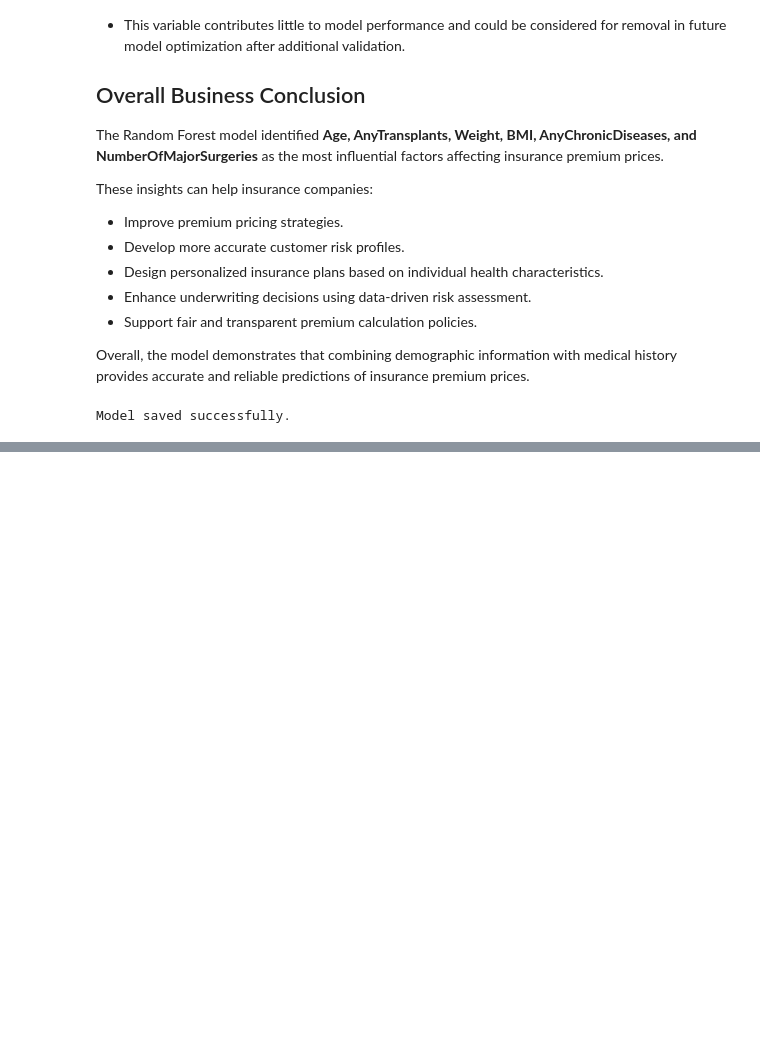
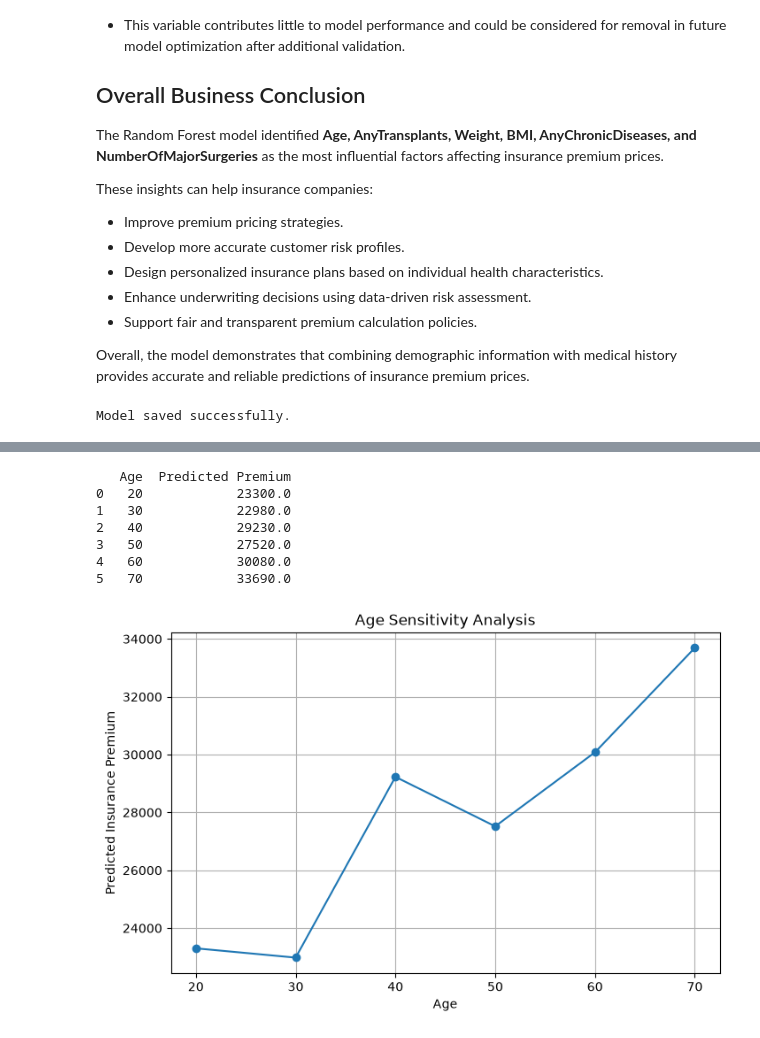
Before and after one commit to saravanabst/insurance-cost-prediction, a Jupyter notebook: notebooks/Model_Evaluation_Interpretability.ipynb, the cells around one changed output, grey strips where cells are left out. Saved outputs shown, nothing was run; the diff lists cells and outputs as text; code cells hidden in the pictures; blank space fills up the shorter version.

```diff
--- a/notebooks/Model_Evaluation_Interpretability.ipynb
+++ b/notebooks/Model_Evaluation_Interpretability.ipynb
@@ -308,0 +399,79 @@ Model saved successfully.
+# %%
+# Moderate risk profile
+base_profile = {
+    "Diabetes": 1,
+    "BloodPressureProblems": 1,
+    "AnyTransplants": 0,
+    "AnyChronicDiseases": 1,
+    "Height": 170,
+    "Weight": 80,
+    "KnownAllergies": 0,
+    "HistoryOfCancerInFamily": 0,
+    "NumberOfMajorSurgeries": 1,
+    "BMI": 80 / ((170 / 100) ** 2)
+}
+
+test_data = []
+
+for age in ages:
+    row = base_profile.copy()
+    row["Age"] = age
+    test_data.append(row)
+
+age_test_df = pd.DataFrame(test_data)
+
+# Make sure feature order is exactly the same as the model
+age_test_df = age_test_df[
+    [
+        "Age",
+        "Diabetes",
+        "BloodPressureProblems",
+        "AnyTransplants",
+        "AnyChronicDiseases",
+        "Height",
+        "Weight",
+        "KnownAllergies",
+        "HistoryOfCancerInFamily",
+        "NumberOfMajorSurgeries",
+        "BMI"
+    ]
+]
+
+ages = [20, 30, 40, 50, 60, 70]
+
+# Predict premiums
+age_predictions = rf.predict(age_test_df)
+
+# Create result table
+age_sensitivity = pd.DataFrame({
+    "Age": ages,
+    "Predicted Premium": age_predictions
+})
+
+print(age_sensitivity)
+
+import matplotlib.pyplot as plt
+
+plt.figure(figsize=(8, 5))
+
+plt.plot(
+    age_sensitivity["Age"],
+    age_sensitivity["Predicted Premium"],
+    marker="o"
+)
+
+plt.xlabel("Age")
+plt.ylabel("Predicted Insurance Premium")
+plt.title("Age Sensitivity Analysis")
+plt.grid(True)
+
+plt.show()
+# %% [output]
+   Age  Predicted Premium
+0   20            23300.0
+1   30            22980.0
+2   40            29230.0
+3   50            27520.0
+4   60            30080.0
+5   70            33690.0
+[figure, added]
```
Also changed, not shown: parts of 5 cells of this notebook, 5 other files.
